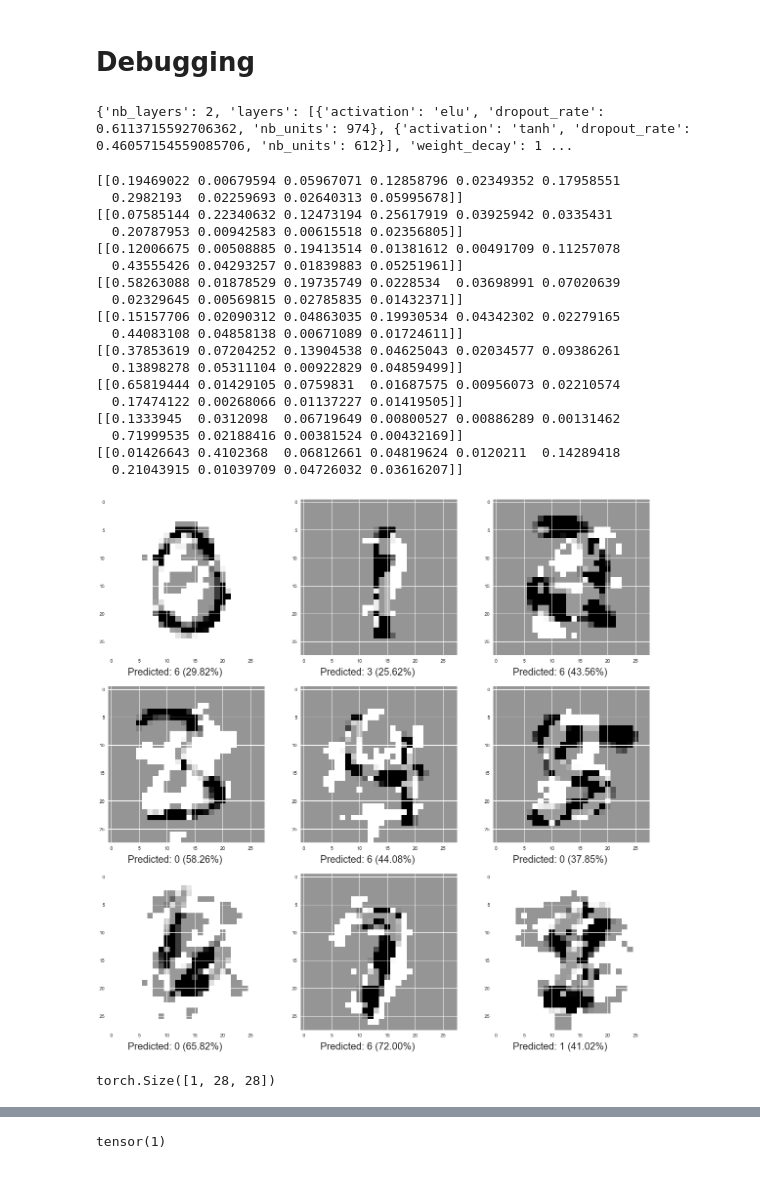
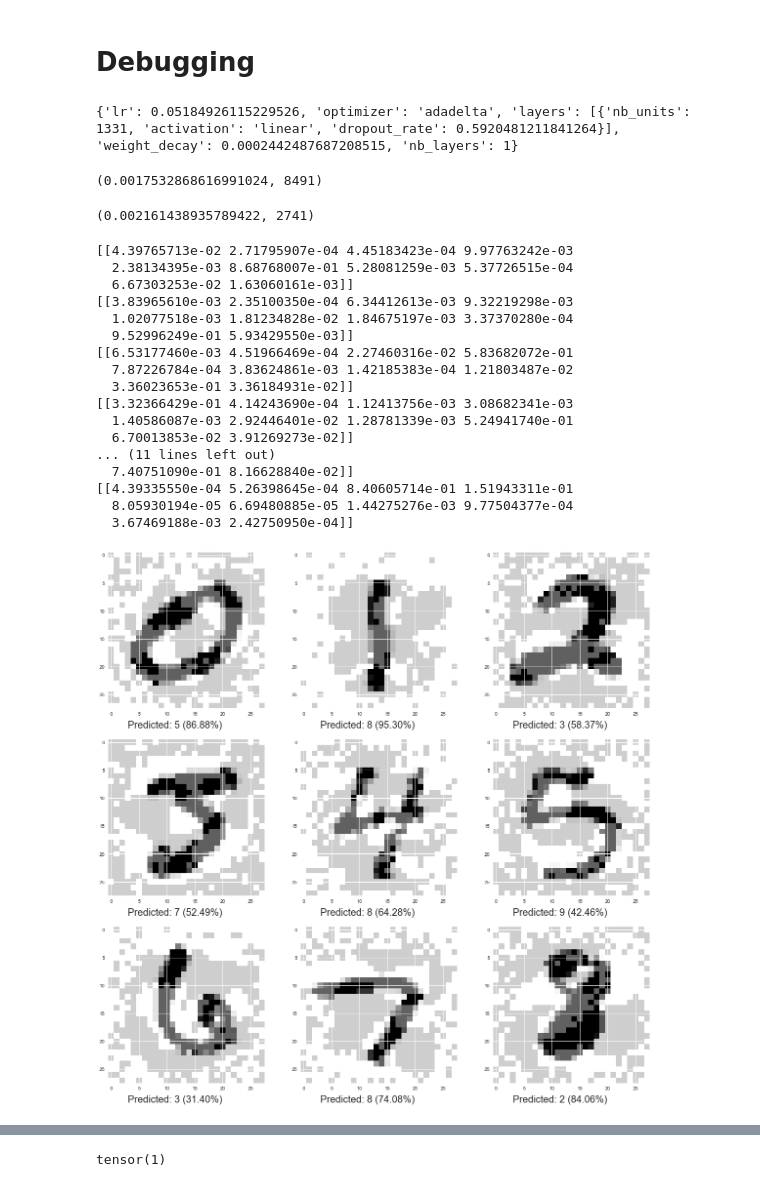
Before and after one commit to James-Brooke/Study, a Jupyter notebook: PyTorch/NeuroEvolution2.ipynb, the cells around one changed output, grey strips where cells are left out. Cells and saved outputs as stored; diff of their text form; code cells hidden in the pictures.

Commit message:
fgsm appears stable

```diff
--- a/PyTorch/NeuroEvolution2.ipynb
+++ b/PyTorch/NeuroEvolution2.ipynb
@@ -66,19 +66,18 @@ NET_SPACE = {
 LAYER_SPACE = {
     'nb_units':{'lb': 128, 'ub':2048, 'mutate': 0.15},
     'dropout_rate': {'lb': 0.0, 'ub': 0.7, 'mutate': 0.2},
-    'activation': {'func': ['relu'], 'mutate':0.2}
-                   #['linear','tanh','relu','sigmoid','elu'], 'mutate':0.2}
+    'activation': {'func': ['linear','tanh','relu','sigmoid','elu'], 'mutate':0.2}
 }
 # %%
 atk_func = atk()
 # %% [markdown]
 # Run
 # %%
-testing = dw.TournamentOptimizer(3, LAYER_SPACE, NET_SPACE, dw.randomize_network,
+testing = dw.TournamentOptimizer(8, LAYER_SPACE, NET_SPACE, dw.randomize_network,
                            dw.mutate_net, dw.NetFromBuildInfo, dw.train, dw.test,
                           train_loader, test_loader, atk_func.fgsm, telegram_credentials)
 # %%
-testing.step(generations=1, epochs=1, save=True, phone=False)
+testing.step(generations=5, epochs=3, save=True, phone=False)
 # %% [output]
 [interactive output not drawn]
 [interactive output not drawn]
@@ -173,28 +196,35 @@ interactive(children=(Dropdown(description='x', options=('Generation', 'Clean',
 # %% [markdown]
 # Debugging
 # %%
-model = dw.rebuild_from_save(0,generation=3,position=4,run=1)
+model = dw.rebuild_from_save(0,generation=38,position=4,run=1)
 # %% [output]
-{'nb_layers': 2, 'layers': [{'activation': 'elu', 'dropout_rate': 0.6113715592706362, 'nb_units': 974}, {'activation': 'tanh', 'dropout_rate': 0.46057154559085706, 'nb_units': 612}], 'weight_decay': 1 ...
+{'lr': 0.05184926115229526, 'optimizer': 'adadelta', 'layers': [{'nb_units': 1331, 'activation': 'linear', 'dropout_rate': 0.5920481211841264}], 'weight_decay': 0.0002442487687208515, 'nb_layers': 1}
+# %%
+dw.test(model, test_loader)
+# %% [output]
+(0.0017532868616991024, 8491)
+# %%
+dw.test(model, test_loader, adversarial=True, adv_func=atk_func.fgsm, eps=0.1)
+# %% [output]
+(0.002161438935789422, 2741)
 # %%
-dw.multi_plot(testing, test_loader, adv_func=atk_func.fgsm, adversarial=True, eps=0.5, model=model)
+dw.multi_plot(testing, test_loader, adv_func=atk_func.fgsm, adversarial=True, eps=0.3, model=model)
 # %% [output]
-[[0.19469022 0.00679594 0.05967071 0.12858796 0.02349352 0.17958551
-  0.2982193  0.02259693 0.02640313 0.05995678]]
-[[0.07585144 0.22340632 0.12473194 0.25617919 0.03925942 0.0335431
-  0.20787953 0.00942583 0.00615518 0.02356805]]
-[[0.12006675 0.00508885 0.19413514 0.01381612 0.00491709 0.11257078
-  0.43555426 0.04293257 0.01839883 0.05251961]]
-[[0.58263088 0.01878529 0.19735749 0.0228534  0.03698991 0.07020639
-  0.02329645 0.00569815 0.02785835 0.01432371]]
-[[0.15157706 0.02090312 0.04863035 0.19930534 0.04342302 0.02279165
-  0.44083108 0.04858138 0.00671089 0.01724611]]
-[[0.37853619 0.07204252 0.13904538 0.04625043 0.02034577 0.09386261
-  0.13898278 0.05311104 0.00922829 0.04859499]]
-[[0.65819444 0.01429105 0.0759831  0.01687575 0.00956073 0.02210574
-  0.17474122 0.00268066 0.01137227 0.01419505]]
-[[0.1333945  0.0312098  0.06719649 0.00800527 0.00886289 0.00131462
-  0.71999535 0.02188416 0.00381524 0.00432169]]
-[[0.01426643 0.4102368  0.06812661 0.04819624 0.0120211  0.14289418
-  0.21043915 0.01039709 0.04726032 0.03616207]]
+[[4.39765713e-02 2.71795907e-04 4.45183423e-04 9.97763242e-03
+  2.38134395e-03 8.68768007e-01 5.28081259e-03 5.37726515e-04
+  6.67303253e-02 1.63060161e-03]]
+[[3.83965610e-03 2.35100350e-04 6.34412613e-03 9.32219298e-03
+  1.02077518e-03 1.81234828e-02 1.84675197e-03 3.37370280e-04
+  9.52996249e-01 5.93429550e-03]]
+[[6.53177460e-03 4.51966469e-04 2.27460316e-02 5.83682072e-01
+  7.87226784e-04 3.83624861e-03 1.42185383e-04 1.21803487e-02
+  3.36023653e-01 3.36184931e-02]]
+[[3.32366429e-01 4.14243690e-04 1.12413756e-03 3.08682341e-03
+  1.40586087e-03 2.92446401e-02 1.28781339e-03 5.24941740e-01
+  6.70013853e-02 3.91269273e-02]]
+... (11 lines left out)
+  7.40751090e-01 8.16628840e-02]]
+[[4.39335550e-04 5.26398645e-04 8.40605714e-01 1.51943311e-01
+  8.05930194e-05 6.69480885e-05 1.44275276e-03 9.77504377e-04
+  3.67469188e-03 2.42750950e-04]]
-[figure, old version]
+[figure, new version]
@@ -209,10 +237,6 @@ import numpy as np
 batch = next(iter(test_loader))
 img = batch[0][0].data
 label = batch[1][0]
-# %%
-img.size()
-# %% [output]
-torch.Size([1, 28, 28])
 # %%
 plt.imshow(img.numpy().reshape(28,28), cmap='Greys')
 # %% [output]
```
Also changed, not shown: parts of 27 cells of this notebook, 1 other file.
